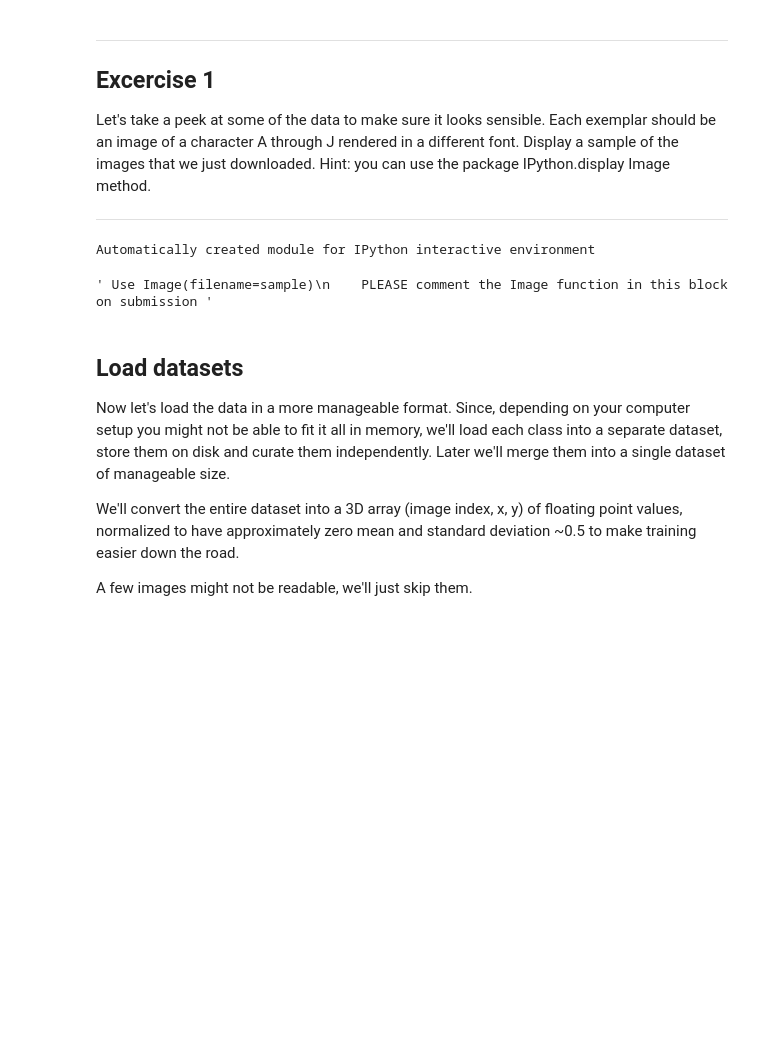
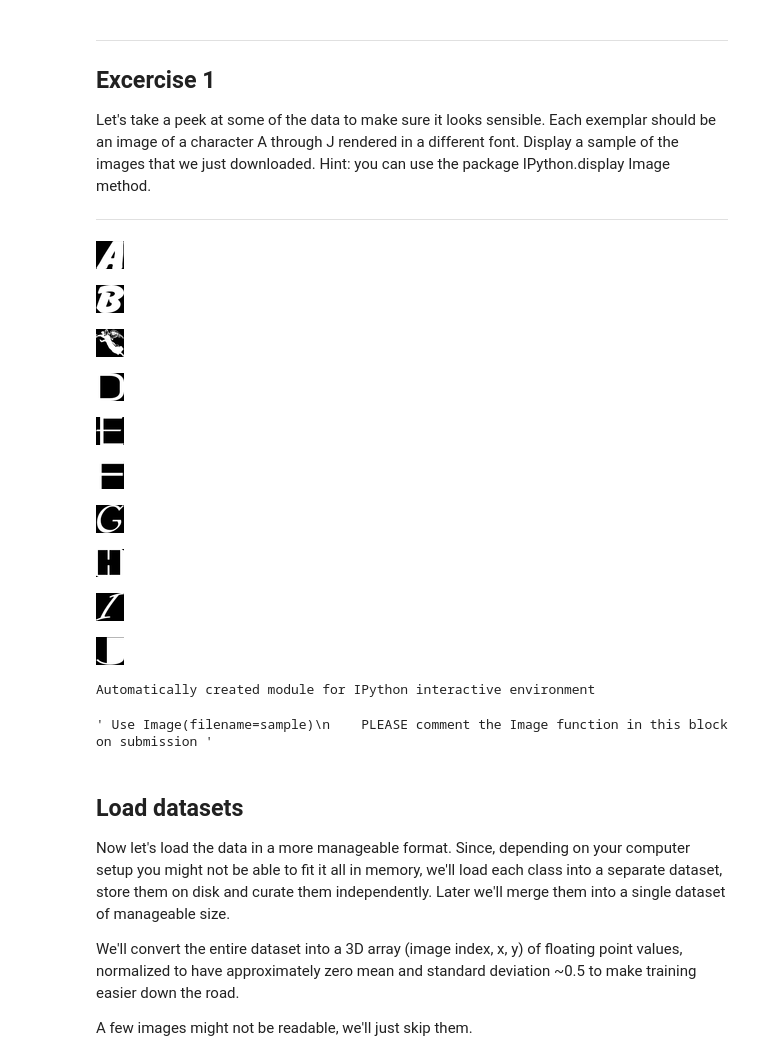
Before and after one commit to darkgs/CourseDeepLearning, a Jupyter notebook: Assignment1/Assignment1-1_Data_Curation.ipynb, the cells around one changed output. Cells and saved outputs as stored; diff of their text form; code cells hidden in the pictures; blank space fills up the shorter version.

```diff
--- a/Assignment1/Assignment1-1_Data_Curation.ipynb
+++ b/Assignment1/Assignment1-1_Data_Curation.ipynb
@@ -127,10 +121,28 @@ Let's take a peek at some of the data to make sure it looks sensible. Each exemp
 
 ---
 # %%
+from os import listdir
+import random
+
+for train_folder in train_folders:
+    file_list = listdir(train_folder)
+    sample_file = file_list[random.randrange(len(file_list))]
+    display(Image(filename=train_folder + '/' +sample_file))
+
 print(__doc__)
 """ Use Image(filename=sample)
     PLEASE comment the Image function in this block on submission """
 # %% [output]
+[figure, added]
+[figure, added]
+[figure, added]
+[figure, added]
+[figure, added]
+[figure, added]
+[figure, added]
+[figure, added]
+[figure, added]
+[figure, added]
 Automatically created module for IPython interactive environment
 ' Use Image(filename=sample)\n    PLEASE comment the Image function in this block on submission '
 # %% [markdown]
```
Also changed, not shown: parts of 15 cells of this notebook, 7 other files.
